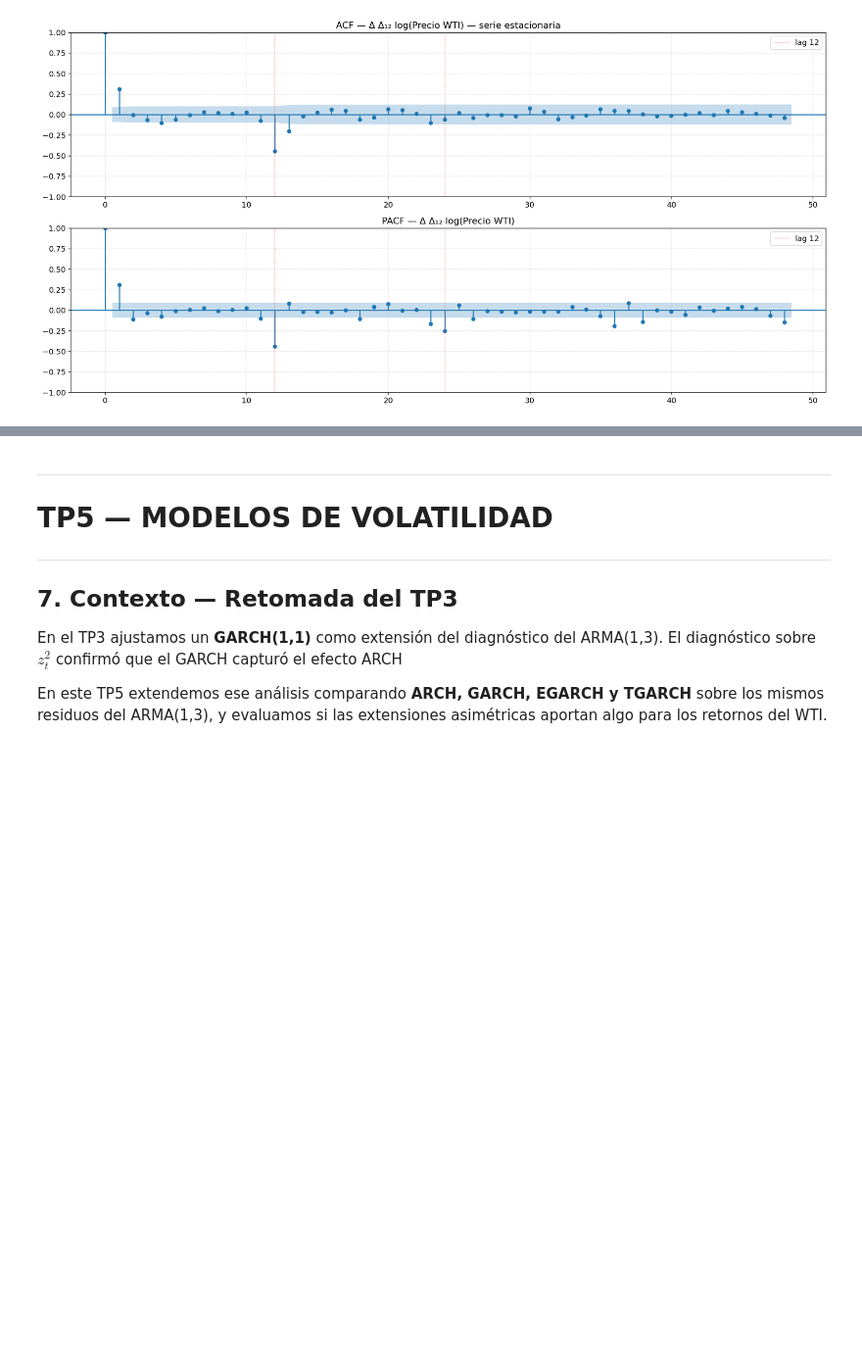
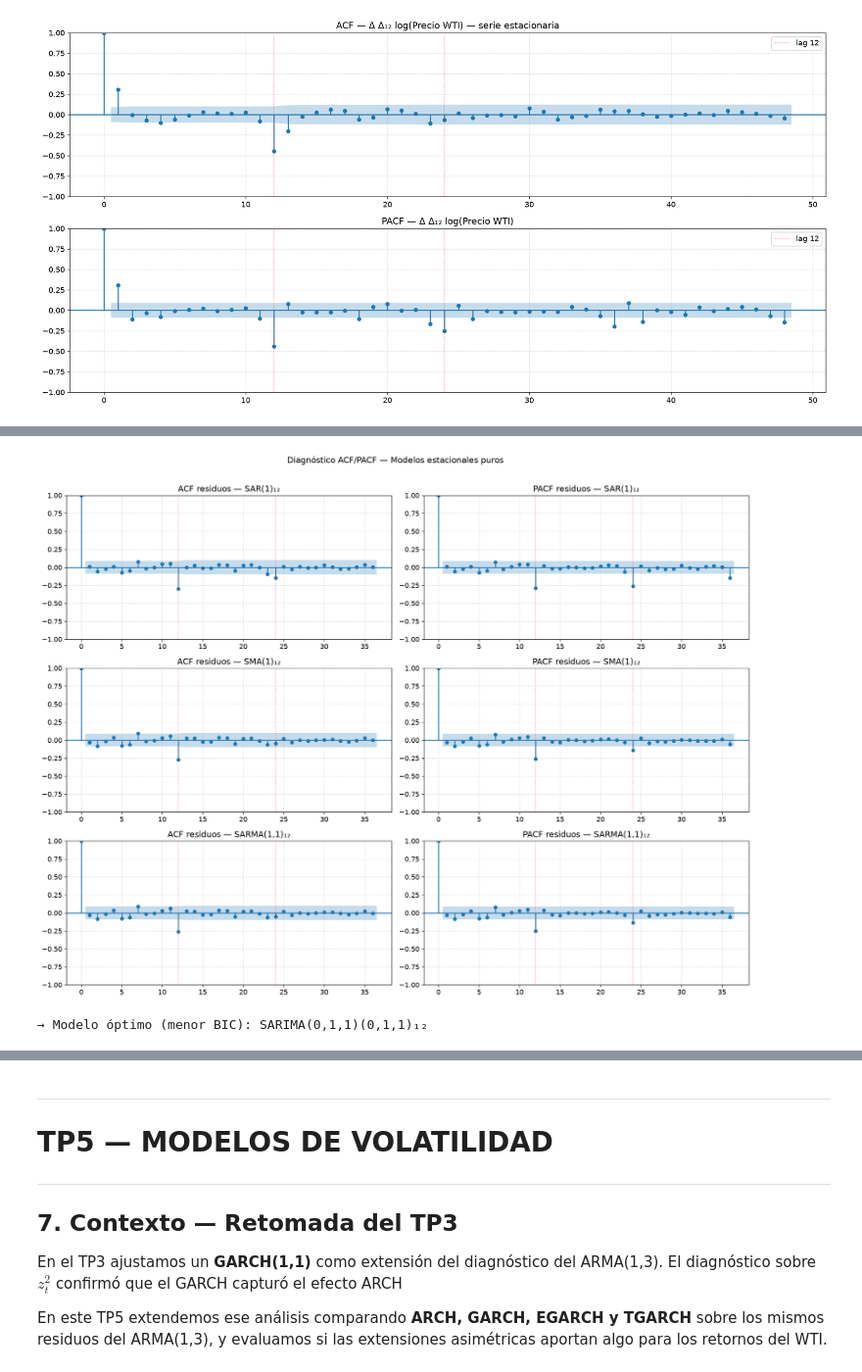
Before and after one commit to flopyromero/Proyecto-petr-leo-WTI-, a Jupyter notebook: tp4_tp5_wti.ipynb, the cells around one changed output, grey strips where cells are left out. Shown at 98% size. Drawn from its saved outputs; the diff is of its cells as text; code cells hidden in the pictures; blank space fills up the shorter version.

```diff
--- a/tp4_tp5_wti.ipynb
+++ b/tp4_tp5_wti.ipynb
@@ -387,0 +225,70 @@ SARIMA(1,1,1)(0,1,1)₁₂ ajustado.
+# %%
+S = 12
+modelos_est_puros = {}
+modelos_sarima = {}
+rows_todos = []
+
+# --- Modelos estacionales puros ---
+for orden, sorden, label in [
+    ((0,1,0), (1,1,0,S), 'SAR(1)₁₂'),
+    ((0,1,0), (0,1,1,S), 'SMA(1)₁₂'),
+    ((0,1,0), (1,1,1,S), 'SARMA(1,1)₁₂'),
+]:
+    try:
+        m = SARIMAX(log_precio_mensual, order=orden, seasonal_order=sorden).fit(disp=False)
+        modelos_est_puros[label] = m
+        n, k = len(log_precio_mensual), len(m.params)
+        rows_todos.append({'Modelo': label, 'Tipo': 'Estacional puro',
+                           'LogLik': round(m.llf,2), 'AIC': round(m.aic,2),
+                           'AICc': round(m.aic + (2*k*(k+1))/(n-k-1), 2),
+                           'BIC': round(m.bic,2),
+                           'HQIC': round(-2*m.llf + 2*k*np.log(np.log(n)), 2)})
+        print(f'{label} ajustado.')
+    except Exception as e:
+        print(f'{label}: {e}')
+
+# --- Candidatos SARIMA completos ---
+# Seleccionados según ACF/PACF: parte ordinaria MA(1)/AR(1), parte estacional SMA(1)₁₂
+for orden, sorden, label in [
+    ((0,1,1), (0,1,1,12), 'SARIMA(0,1,1)(0,1,1)₁₂'),
+    ((1,1,0), (0,1,1,12), 'SARIMA(1,1,0)(0,1,1)₁₂'),
+    ((1,1,1), (0,1,1,12), 'SARIMA(1,1,1)(0,1,1)₁₂'),
+    ((0,1,1), (1,1,1,12), 'SARIMA(0,1,1)(1,1,1)₁₂'),
+    ((1,1,1), (1,1,1,12), 'SARIMA(1,1,1)(1,1,1)₁₂'),
+]:
+    try:
+        m = SARIMAX(log_precio_mensual, order=orden, seasonal_order=sorden).fit(disp=False)
+        modelos_sarima[label] = m
+        n, k = len(log_precio_mensual), len(m.params)
+        rows_todos.append({'Modelo': label, 'Tipo': 'SARIMA completo',
+                           'LogLik': round(m.llf,2), 'AIC': round(m.aic,2),
+                           'AICc': round(m.aic + (2*k*(k+1))/(n-k-1), 2),
+                           'BIC': round(m.bic,2),
+                           'HQIC': round(-2*m.llf + 2*k*np.log(np.log(n)), 2)})
+        print(f'{label} ajustado.')
+    except Exception as e:
+        print(f'{label}: {e}')
+
+# --- Cuadro comparativo unificado ---
+df_todos = pd.DataFrame(rows_todos).set_index('Modelo').sort_values('BIC')
+print('\n─── Cuadro comparativo unificado — modelos estacionales ───')
+display(df_todos)
+
+# Gráfico ACF/PACF de residuos de los puros
+fig, axes = plt.subplots(3, 2, figsize=(16, 12))
+for i, (nombre, m) in enumerate(modelos_est_puros.items()):
+    resid = m.resid.dropna()
+    plot_acf(resid,  lags=36, ax=axes[i,0], title=f'ACF residuos — {nombre}', alpha=0.05)
+    plot_pacf(resid, lags=36, method='ywm', ax=axes[i,1], title=f'PACF residuos — {nombre}', alpha=0.05)
+    for ax in axes[i]:
+        ax.axvline(12, color='red', linestyle=':', linewidth=1, alpha=0.5)
+        ax.axvline(24, color='red', linestyle=':', linewidth=1, alpha=0.5)
+        ax.grid(True, linestyle='--', alpha=0.4)
+plt.suptitle('Diagnóstico ACF/PACF — Modelos estacionales puros', fontsize=13, y=1.01)
+plt.tight_layout()
+plt.show()
+
+BEST_SARIMA_LABEL = df_todos[df_todos['Tipo']=='SARIMA completo'].index[0]
+modelo_sarima_opt = modelos_sarima[BEST_SARIMA_LABEL]
+print(f'\n→ Modelo óptimo (menor BIC): {BEST_SARIMA_LABEL}')
+# %% [output]
@@ -387,0 +315,2 @@ SARIMA(1,1,1)(0,1,1)₁₂ ajustado.
+[figure, added]
+→ Modelo óptimo (menor BIC): SARIMA(0,1,1)(0,1,1)₁₂
```
Also changed, not shown: parts of 57 cells of this notebook.
